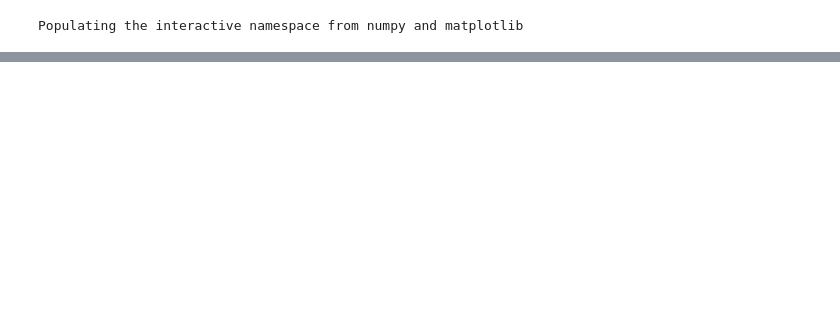
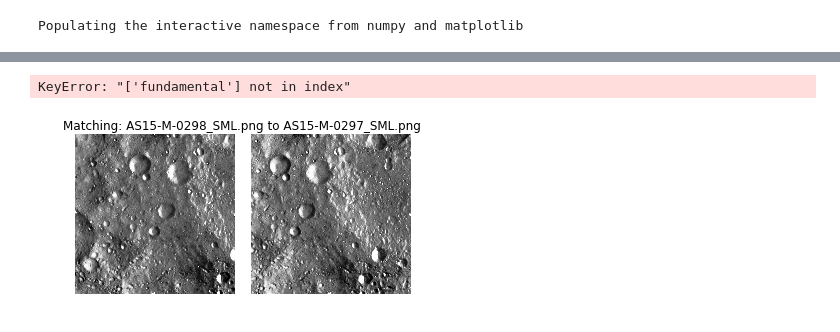
Before and after one commit to tisaconundrum2/autocnet, a Jupyter notebook: notebooks/spatial_suppression_testing.ipynb, the cells around one changed output, grey strips where cells are left out. Drawn from its saved outputs; the diff is of its cells as text; code cells hidden in the pictures; blank space fills up the shorter version.

```diff
--- a/notebooks/spatial_suppression_testing.ipynb
+++ b/notebooks/spatial_suppression_testing.ipynb
@@ -13,3 +16,22 @@ from IPython.display import display
 %pylab inline
 # %% [output]
 Populating the interactive namespace from numpy and matplotlib
+# %%
+adjacency = get_path('two_image_adjacency.json')
+basepath = get_path('Apollo15')
+cg = CandidateGraph.from_adjacency(adjacency, basepath=basepath)
+
+#Apply SIFT to extract features
+cg.extract_features(method='sift', extractor_parameters={'nfeatures':500})
+
+#Match
+cg.match_features()
+
+#Apply outlier detection
+cg.apply_func_to_edges(Edge.symmetry_check)
+cg.apply_func_to_edges(Edge.ratio_check)
+m = cg.edge[0][1].masks
+cg.minimum_spanning_tree()
+
+#Compute a homography and apply RANSAC
+cg.compute_fundamental_matrices(clean_keys = ['ratio', 'symmetry'])
@@ -15,0 +59,5 @@ Populating the interactive namespace from numpy and matplotlib
+# %%
+cg.edge[0][1].plot(clean_keys = ['fundamental'])
+# %% [output]
+KeyError: "['fundamental'] not in index"
+[figure, added]
```
Also changed, not shown: parts of 10 cells of this notebook, 2 other files.
